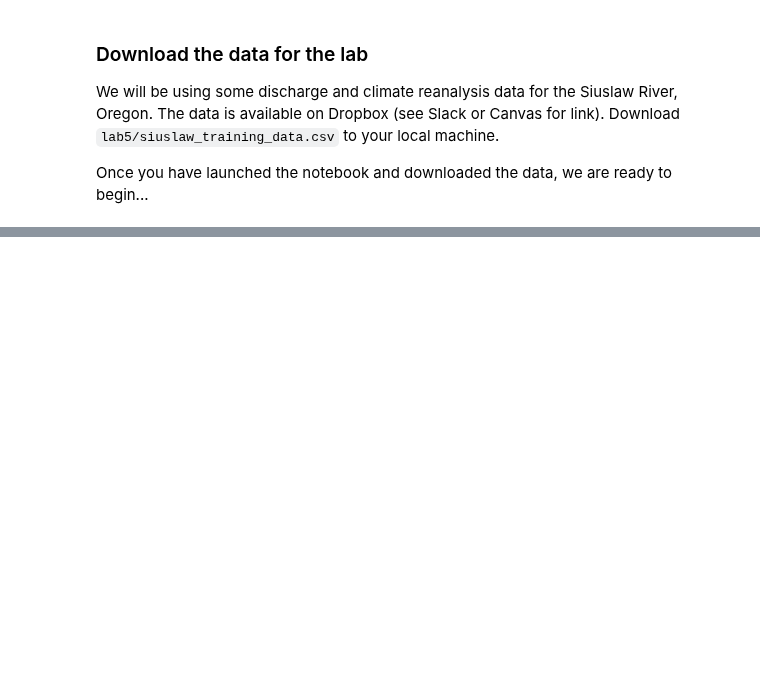
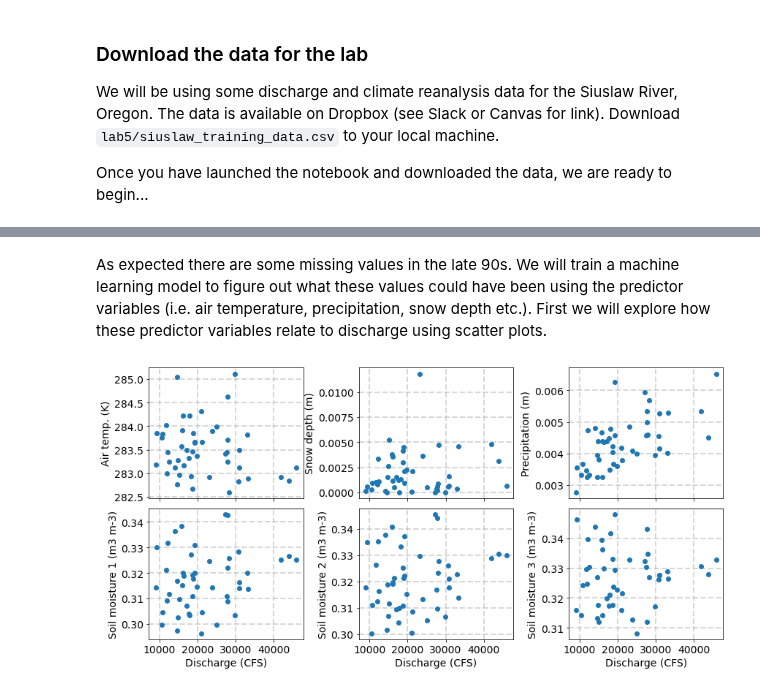
Before and after one commit to JohnnyRyan1/geospatial-data-science, a Jupyter notebook: labs/lab5/05a_machine_learning_examples.ipynb, the cells around one changed output, grey strips where cells are left out. Saved outputs shown, nothing was run; the diff lists cells and outputs as text; code cells hidden in the pictures; blank space fills up the shorter version.

```diff
--- a/labs/lab5/05a_machine_learning_examples.ipynb
+++ b/labs/lab5/05a_machine_learning_examples.ipynb
@@ -50,0 +108,33 @@ import matplotlib
+# %% [markdown]
+As expected there are some missing values in the late 90s. We will train a machine learning model to figure out what these values could have been using the predictor variables (i.e. air temperature, precipitation, snow depth etc.). First we will explore how these predictor variables relate to discharge using scatter plots.
+# %%
+# Plot
+fig, ((ax1, ax2, ax3), (ax4, ax5, ax6)) = plt.subplots(nrows=2, ncols=3, figsize=(12,6),
+                                             sharex=True)
+
+ax1.scatter(all_data['discharge'], all_data['t2m'], zorder=2)
+ax2.scatter(all_data['discharge'], all_data['sd'], zorder=2)
+ax3.scatter(all_data['discharge'], all_data['tp'], zorder=2)
+ax4.scatter(all_data['discharge'], all_data['swvl1'], zorder=2)
+ax5.scatter(all_data['discharge'], all_data['swvl2'], zorder=2)
+ax6.scatter(all_data['discharge'], all_data['swvl3'], zorder=2)
+
+for ax in [ax1, ax2, ax3, ax4, ax5, ax6]:
+    ax.grid(ls='dashed', lw=2, alpha=0.5, zorder=1)
+    ax.tick_params(axis='x', labelsize=14)
+    ax.tick_params(axis='y', labelsize=14)
+
+ax4.set_xlabel('Discharge (CFS)', fontsize=14)
+ax5.set_xlabel('Discharge (CFS)', fontsize=14)
+ax6.set_xlabel('Discharge (CFS)', fontsize=14)
+
+ax1.set_ylabel('Air temp. (K)', fontsize=14)
+ax2.set_ylabel('Snow depth (m)', fontsize=14)
+ax3.set_ylabel('Precipitation (m)', fontsize=14)
+ax4.set_ylabel('Soil moisture 1 (m3 m-3)', fontsize=14)
+ax5.set_ylabel('Soil moisture 2 (m3 m-3)', fontsize=14)
+ax6.set_ylabel('Soil moisture 3 (m3 m-3)', fontsize=14)
+
+fig.tight_layout()
+# %% [output]
+[figure, added]
```
Also changed, not shown: parts of 26 cells of this notebook, 3 other files.
